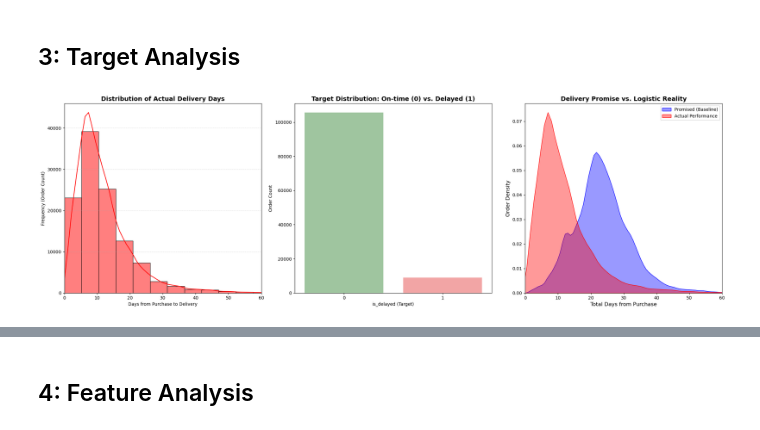
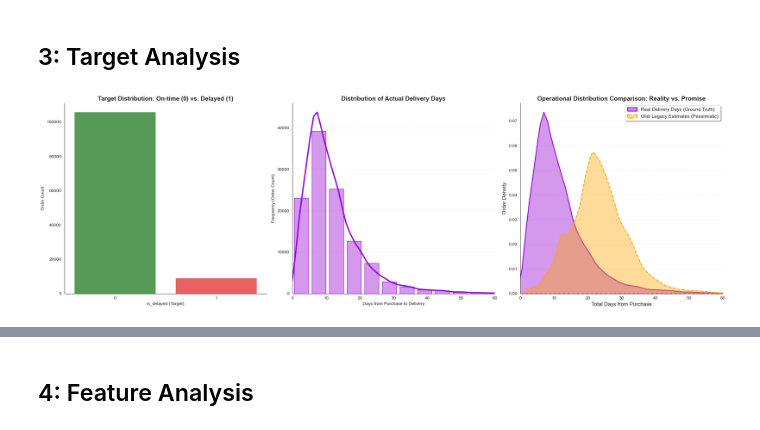
Before and after one commit to SergioBrPerez/Intelligence-Data-Analysis-ML-DL, a Jupyter notebook: 2-Intelligence/2.1-State_Analysis_&_Model_Selection_SBP.ipynb, the cells around one changed output, grey strips where cells are left out. Saved outputs shown, nothing was run; the diff lists cells and outputs as text; code cells hidden in the pictures.

```diff
--- a/2-Intelligence/2.1-State_Analysis_&_Model_Selection_SBP.ipynb
+++ b/2-Intelligence/2.1-State_Analysis_&_Model_Selection_SBP.ipynb
@@ -54,64 +54,84 @@ memory usage: 14.0+ MB
 # %% [markdown]
 ## 3: Target Analysis
 # %%
-# Plotting binary and continuous target distributions
+import matplotlib.pyplot as plt
+import seaborn as sns
 
-# Initialize a multi-panel figure for comprehensive EDA
+# Global aesthetic setup
+sns.set_style("white")
+
+# Initialize a multi-panel figure
 fig, (ax1, ax2, ax3) = plt.subplots(1, 3, figsize=(22, 7))
 
-# PLOT 1: Actual Delivery Timeline
-# Visualizing the distribution to identify skewness and the "long tail"
-delivery_days = df['actual_delivery_days']
-sns.histplot(delivery_days, bins=40, kde=True, color='red', ax=ax1)
-
-ax1.set_title('Distribution of Actual Delivery Days', fontweight='bold', fontsize=14)
-ax1.set_xlabel('Days from Purchase to Delivery')
-ax1.set_ylabel('Frequency (Order Count)')
-ax1.set_xlim(0, 60)
-ax1.grid(axis='y', linestyle='--', alpha=0.4)
-
-# PLOT 2: Target Class Balance
-# Visualizing the frequency of on-time (0) vs. delayed (1) orders
+# PLOT 1: Target Class Balance
 sns.countplot(
     data=df,
     x='is_delayed',
     hue='is_delayed',
     palette=['green', 'red'],
+    ax=ax1,
+    alpha=0.7,
+    linewidth=0 # Removed outline
+)
+ax1.set_title('Target Distribution: On-time (0) vs. Delayed (1)', fontweight='bold', fontsize=14)
+ax1.set_ylabel('Order Count')
+ax1.set_xlabel('is_delayed (Target)')
+if ax1.get_legend() is not None:
+    ax1.get_legend().remove()
+
+# PLOT 2: Actual Delivery Timeline
+delivery_days = df['actual_delivery_days']
+sns.histplot(
+    delivery_days,
+    bins=40,
+    kde=True,
+    color='DarkViolet',
     ax=ax2,
-    alpha=0.4
+    alpha=0.4,
+    shrink=0.8, # Slightly separated bars
+    edgecolor='DarkViolet',
+    linewidth=1,
+    line_kws={'linewidth': 3}
 )
-ax2.set_title('Target Distribution: On-time (0) vs. Delayed (1)', fontweight='bold', fontsize=14)
-ax2.set_ylabel('Order Count')
-ax2.set_xlabel('is_delayed (Target)')
-if ax2.get_legend() is not None:
-    ax2.get_legend().remove()
+ax2.set_title('Distribution of Actual Delivery Days', fontweight='bold', fontsize=14)
+ax2.set_xlabel('Days from Purchase to Delivery')
+ax2.set_ylabel('Frequency (Order Count)')
+ax2.set_xlim(0, 60)
+ax2.grid(axis='y', linestyle='--', alpha=0.3)
 
-# PLOT 3: The "Logistic Shift
-# Comparing the promised delivery window against empirical performance
+# PLOT 3: Operational Distribution Comparison
+sns.kdeplot(
+    data=df, x='actual_delivery_days',
+    fill=True, color="DarkViolet", label="Real Delivery Days (Ground Truth)",
+    alpha=0.4, ax=ax3, linewidth=2
+)
+
 sns.kdeplot(
     data=df, x='estimated_delivery_margin_days',
-    fill=True, color="blue", label="Promised (Baseline)", alpha=0.4, ax=ax3
+    fill=True, color="Orange", label="Olist Legacy Estimates (Pessimistic)",
+    alpha=0.4, ax=ax3, linewidth=2, linestyle='--'
 )
-sns.kdeplot(
-    data=df, x='actual_delivery_days',
-    fill=True, color="red", label="Actual Performance", alpha=0.4, ax=ax3
-)
-ax3.set_title('Delivery Promise vs. Logistic Reality', fontsize=14, fontweight='bold')
+
+ax3.set_title('Operational Distribution Comparison: Reality vs. Promise', fontsize=14, fontweight='bold')
 ax3.set_xlabel('Total Days from Purchase', fontsize=12)
 ax3.set_ylabel('Order Density', fontsize=12)
 ax3.set_xlim(0, 60)
-ax3.legend()
+ax3.legend(fontsize=11, loc='upper right', frameon=True, shadow=True)
+ax3.grid(axis='y', linestyle='--', alpha=0.3)
+
+# Clean spines for a modern look
+sns.despine()
 
 plt.tight_layout()
 plt.show()
 
 # Summary Statistics
 print("Statistical Analysis of Delivery Performance:")
 print(f" - Mean Delivery Time:      {delivery_days.mean():.2f} days")
 print(f" - Median (50th Percentile): {delivery_days.median():.2f} days")
-print(f" - Standard Deviation ($\sigma$):  {delivery_days.std():.2f} days")
+print(f" - Standard Deviation (sigma):  {delivery_days.std():.2f} days")
 # %% [output]
-[figure, old version]
+[figure, new version]
 Statistical Analysis of Delivery Performance:
  - Mean Delivery Time:      11.99 days
  - Median (50th Percentile): 10.00 days
```
Also changed, not shown: parts of 1 cell of this notebook, 5 other files.
